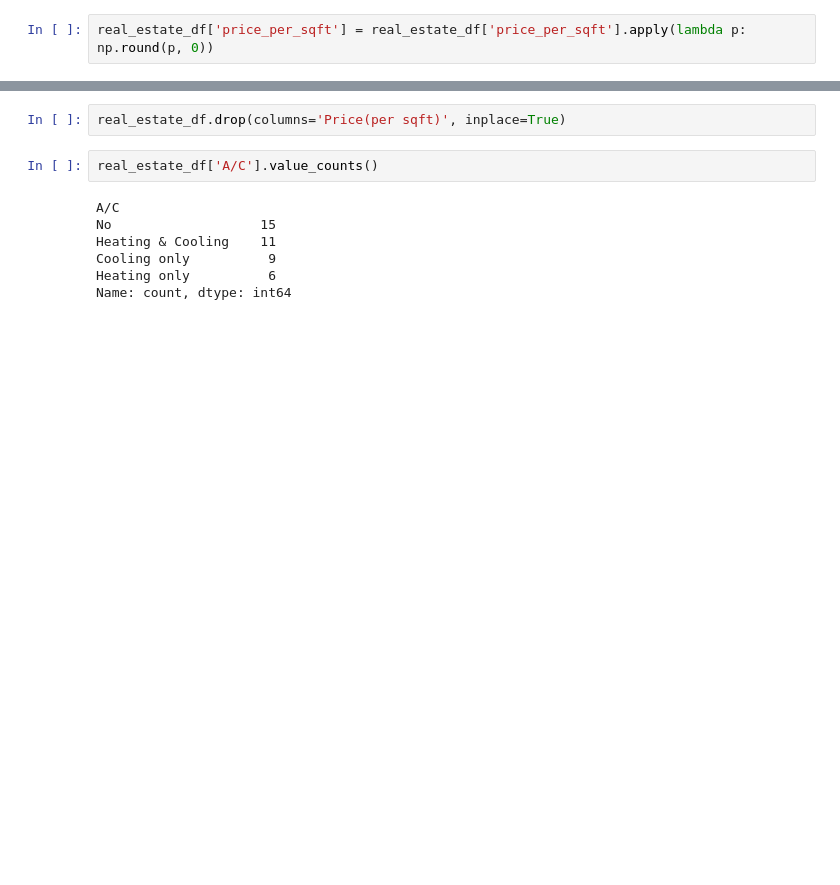
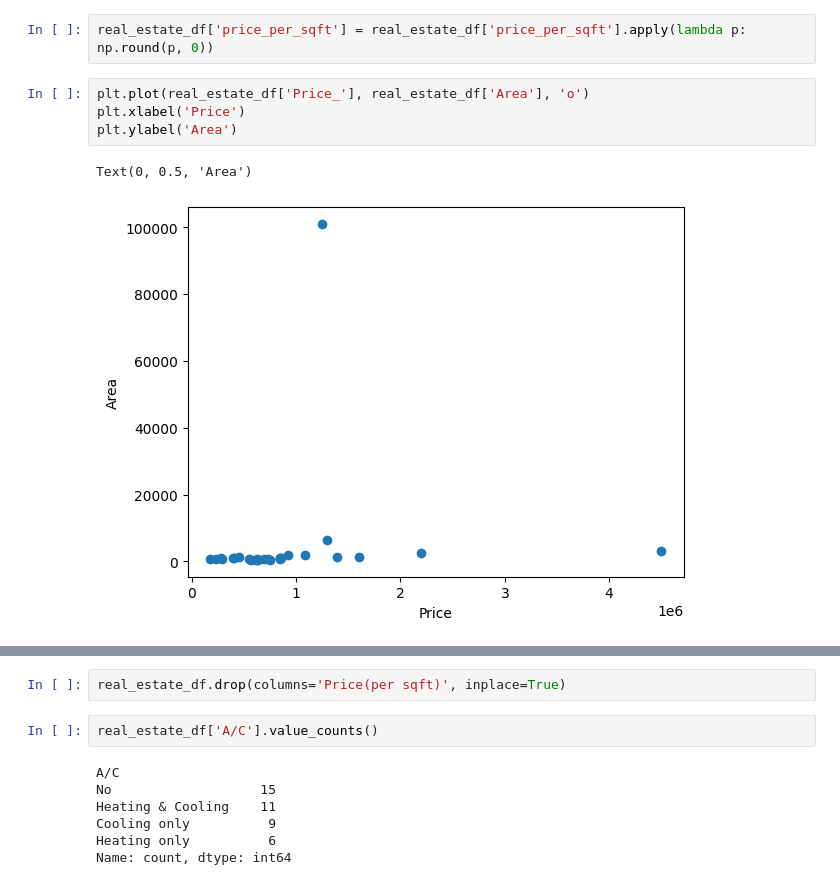
Before and after one commit to Shai2u/gis_ml_workshop_winter_2024_2025, a Jupyter notebook: Ex_2/Ex_1.ipynb, the cells around one changed output, grey strips where cells are left out. Saved outputs shown, nothing was run; the diff lists cells and outputs as text; blank space fills up the shorter version.

```diff
--- a/Ex_2/Ex_1.ipynb
+++ b/Ex_2/Ex_1.ipynb
@@ -533,2 +505,9 @@ real_estate_df[['Price(per sqft)', 'price_per_sqft']].drop_duplicates()
 # %%
 real_estate_df['price_per_sqft'] = real_estate_df['price_per_sqft'].apply(lambda p: np.round(p, 0))
+# %%
+plt.plot(real_estate_df['Price_'], real_estate_df['Area'], 'o')
+plt.xlabel('Price')
+plt.ylabel('Area')
+# %% [output]
+Text(0, 0.5, 'Area')
+[figure, added]
```
Also changed, not shown: parts of 27 cells of this notebook.
